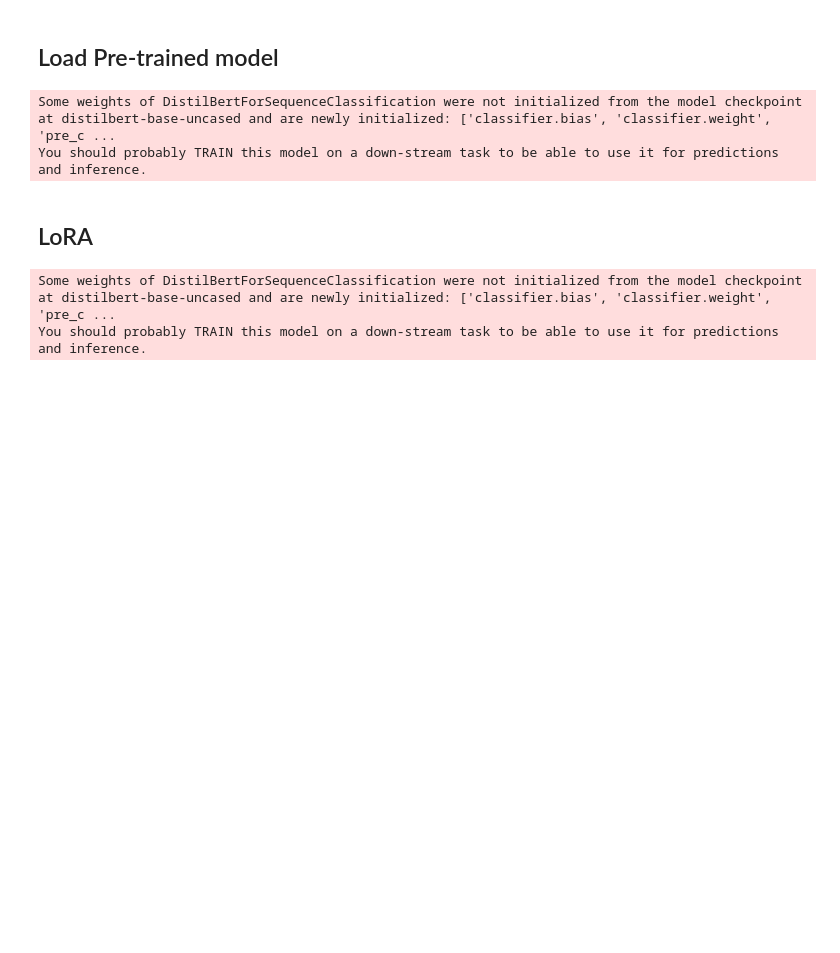
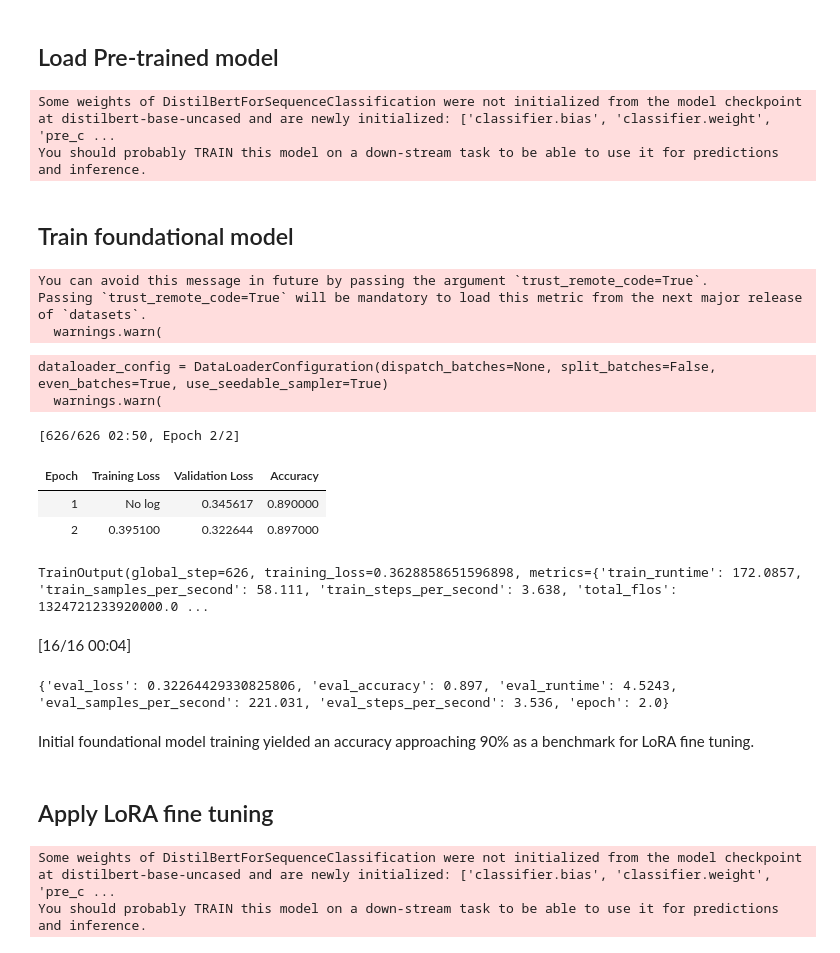
Before and after one commit to jpcoleman1/Udacity-GenAI, a Jupyter notebook: udacity_genai_project_1.ipynb, the cells around one changed output. Cells and saved outputs as stored; diff of their text form; code cells hidden in the pictures; blank space fills up the shorter version.

```diff
--- a/udacity_genai_project_1.ipynb
+++ b/udacity_genai_project_1.ipynb
@@ -45,8 +51,67 @@ model = AutoModelForSequenceClassification.from_pretrained(
 # %% [output]
 Some weights of DistilBertForSequenceClassification were not initialized from the model checkpoint at distilbert-base-uncased and are newly initialized: ['classifier.bias', 'classifier.weight', 'pre_c ...
 You should probably TRAIN this model on a down-stream task to be able to use it for predictions and inference.
+# %% [markdown]
+## Train foundational model
+# %%
+# Set up training arguments
+
+training_args = TrainingArguments(
+    output_dir="./data/ag_news",
+    learning_rate=2e-5,
+    per_device_train_batch_size=16,
+    per_device_eval_batch_size=64,
+    evaluation_strategy="epoch",
+    save_strategy="epoch",
+    num_train_epochs=2,
+    weight_decay=0.01,
+    logging_dir="./logs",
+    load_best_model_at_end=True,
+)
+# %%
+# define evaluation metric
+
+metric = load_metric("accuracy")
+
+def compute_metrics(eval_pred):
+    logits, labels = eval_pred
+    predictions = np.argmax(logits, axis=-1)
+    return metric.compute(predictions=predictions, references=labels)
+# %% [output]
+You can avoid this message in future by passing the argument `trust_remote_code=True`.
+Passing `trust_remote_code=True` will be mandatory to load this metric from the next major release of `datasets`.
+  warnings.warn(
+# %%
+# Create trainer instance
+
+trainer = Trainer(
+    model=model,  #
+    args=training_args,
+    train_dataset=train_dataset,
+    eval_dataset=test_dataset,
+    compute_metrics=compute_metrics,
+)
+# %% [output]
+dataloader_config = DataLoaderConfiguration(dispatch_batches=None, split_batches=False, even_batches=True, use_seedable_sampler=True)
+  warnings.warn(
+# %%
+trainer.train()
+# %% [output]
+[626/626 02:50, Epoch 2/2]
+| Epoch | Training Loss | Validation Loss | Accuracy |
+| 1 | No log | 0.345617 | 0.890000 |
+| 2 | 0.395100 | 0.322644 | 0.897000 |
+TrainOutput(global_step=626, training_loss=0.3628858651596898, metrics={'train_runtime': 172.0857, 'train_samples_per_second': 58.111, 'train_steps_per_second': 3.638, 'total_flos': 1324721233920000.0 ...
+# %%
+evaluation_results = trainer.evaluate()
+print(evaluation_results)
+# %% [output]
+[16/16 00:04]
+{'eval_loss': 0.32264429330825806, 'eval_accuracy': 0.897, 'eval_runtime': 4.5243, 'eval_samples_per_second': 221.031, 'eval_steps_per_second': 3.536, 'epoch': 2.0}
+# %% [markdown]
+Initial foundational model training yielded an accuracy approaching 90% as a benchmark for LoRA fine tuning.
 # %% [markdown]
-## LoRA
+## Apply LoRA fine tuning
 # %%
 config = LoraConfig(
     r=8,
```
Also changed, not shown: parts of 5 cells of this notebook.
